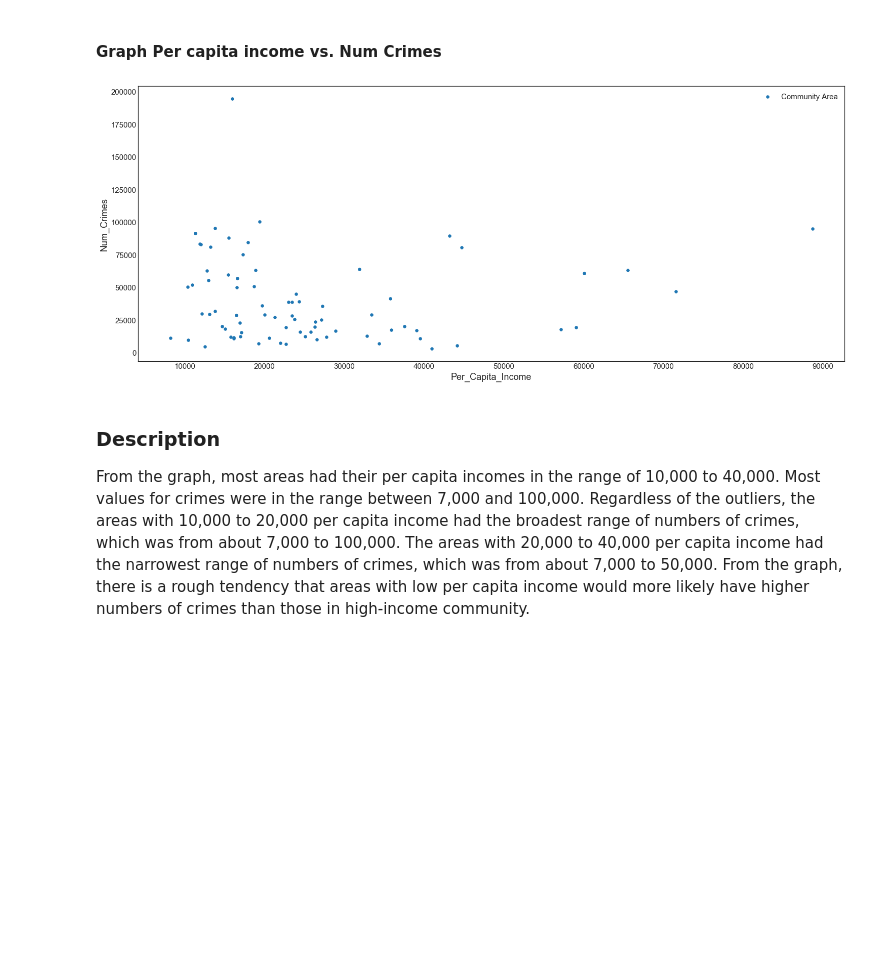
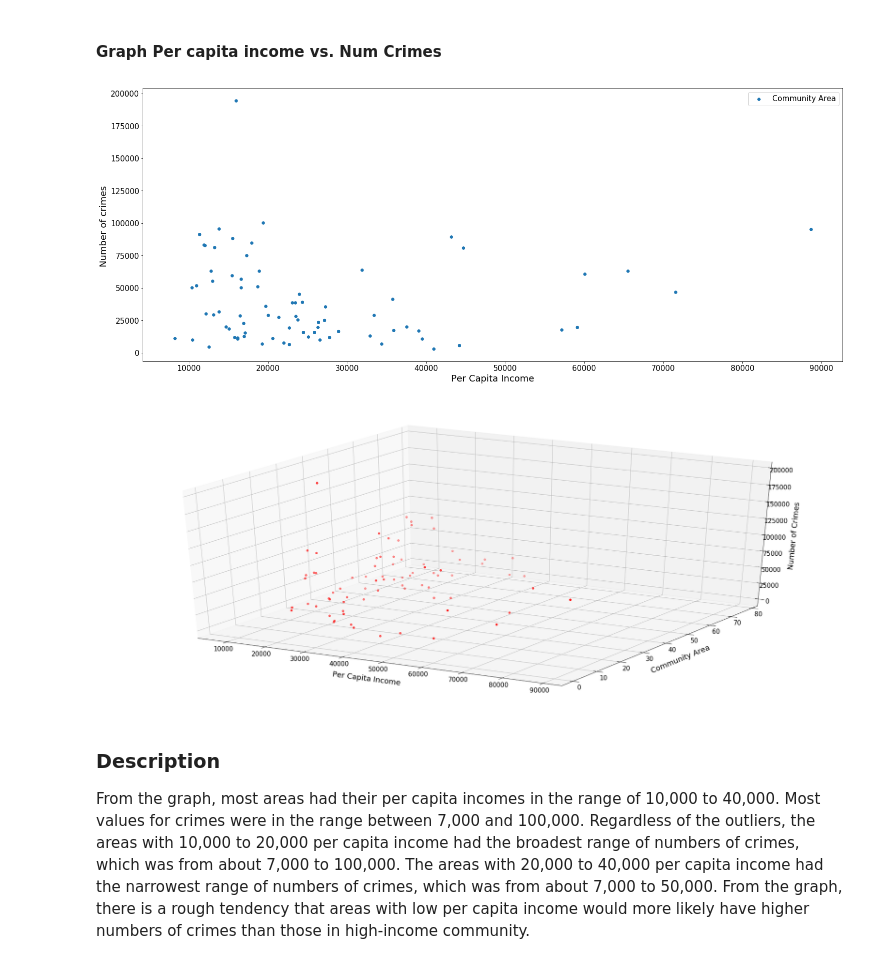
Before and after one commit to nschenone/Crime_Analysis_in_Chicago, a Jupyter notebook: COGS_108_Final_Project.ipynb, the cells around one changed output. Saved outputs shown, nothing was run; the diff lists cells and outputs as text; code cells hidden in the pictures; blank space fills up the shorter version.

```diff
--- a/COGS_108_Final_Project.ipynb
+++ b/COGS_108_Final_Project.ipynb
@@ -540,10 +542,21 @@ df_2008_2012.corr()
 ####  Anaylzing the relationship between Per capita income and Num Crimes
 # %% [markdown]
 #### Graph Per capita income vs. Num Crimes
-# %%
-df_2008_2012.plot.scatter(x='Per_Capita_Income', y='Num_Crimes',s=30,label='Community Area');
-# %% [output]
-[figure, removed]
+# %%
+df_2008_2012.plot.scatter(x='Per_Capita_Income', y='Num_Crimes',s=30,label='Community Area');
+plt.xlabel('Per Capita Income')
+plt.ylabel('Number of crimes ');
+
+from mpl_toolkits.mplot3d import Axes3D
+fig = plt.figure()
+ax = Axes3D(fig)
+ax.scatter(df_2008_2012['Per_Capita_Income'],df_2008_2012.index, df_2008_2012['Num_Crimes'], c = 'r', marker='o')
+ax.set_xlabel('\n\nPer Capita Income');
+ax.set_ylabel('\n\nCommunity Area');
+ax.set_zlabel('\n\nNumber of Crimes');
+# %% [output]
+[figure, added]
+[figure, added]
 # %% [markdown]
 ### Description
 From the graph, most areas had their per capita incomes in the range of 10,000 to 40,000. Most values for crimes were in the range between 7,000 and 100,000. Regardless of the outliers, the areas with 10,000 to 20,000 per capita income had the broadest range of numbers of crimes, which was from about 7,000 to 100,000. The areas with 20,000 to 40,000 per capita income had the narrowest range of numbers of crimes, which was from about 7,000 to 50,000. From the graph, there is a rough tendency that areas with low per capita income would more likely have higher numbers of crimes than those in high-income community.
```
Also changed, not shown: parts of 8 cells of this notebook.
